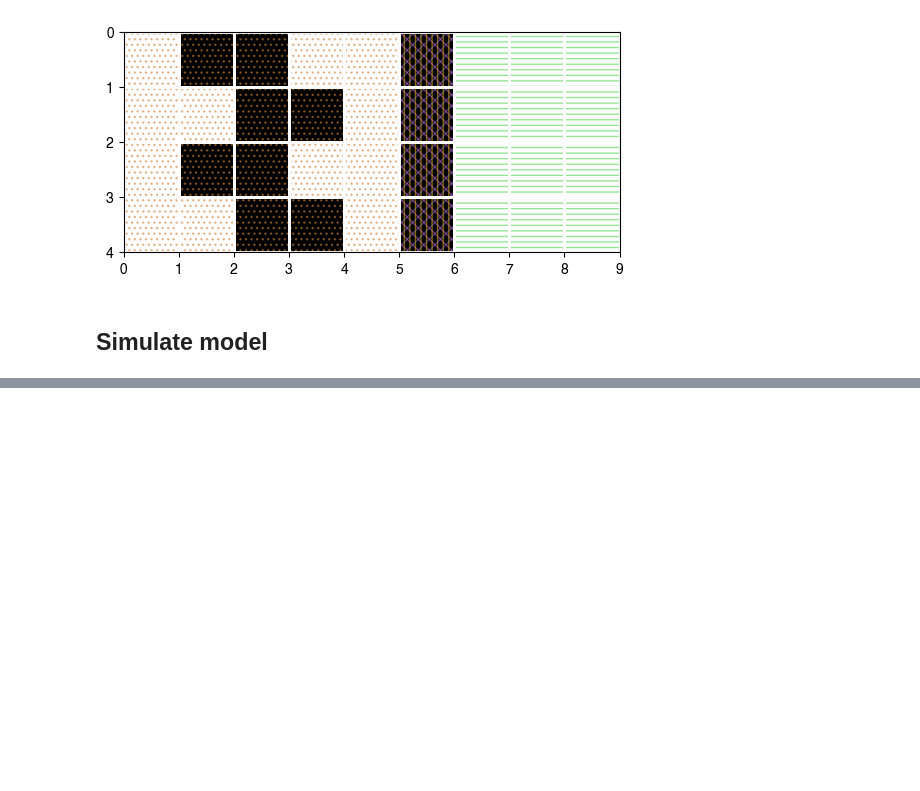
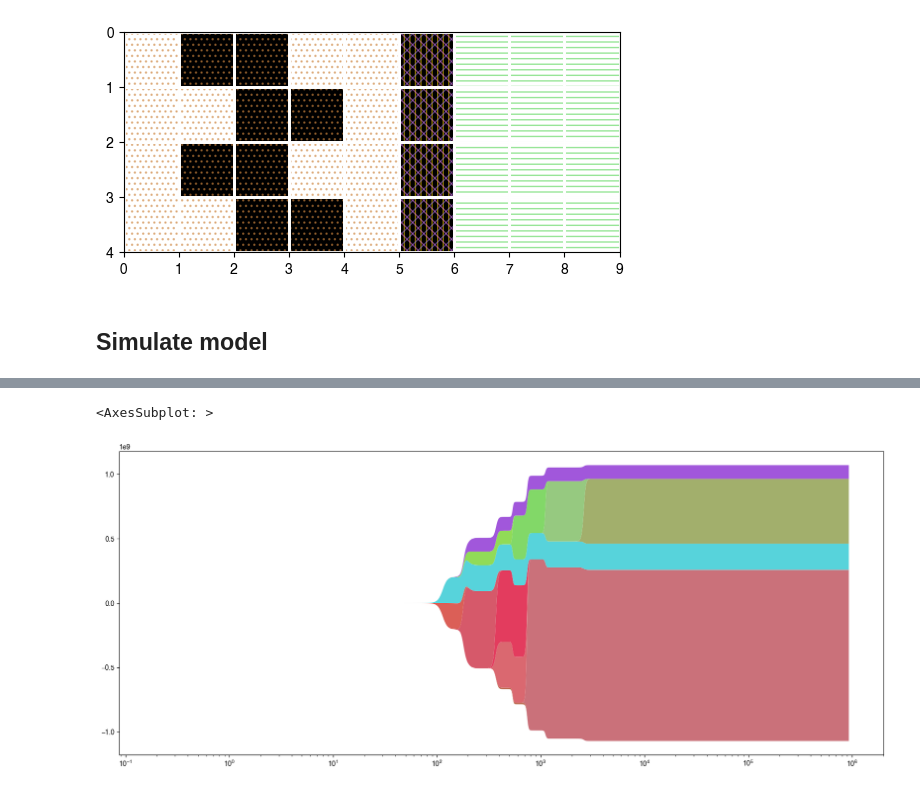
Before and after one commit to ryansmcgee/ecoevocrm, a Jupyter notebook: src/ecoevocrm/demos/hgt_testing/2023-12-19_dev_hgt.ipynb, the cells around one changed output, grey strips where cells are left out. Saved outputs shown, nothing was run; the diff lists cells and outputs as text; code cells hidden in the pictures; blank space fills up the shorter version.

```diff
--- a/src/ecoevocrm/demos/hgt_testing/2023-12-19_dev_hgt.ipynb
+++ b/src/ecoevocrm/demos/hgt_testing/2023-12-19_dev_hgt.ipynb
@@ -69,5 +63,13 @@ transconjugant_attributes = { '100001...': {'traits': {'traits': [0, 1, 2, 3, 4]
 # %%
 linkage = {5: [6, 7, 8]}
+# %%
+                       #  segregant:  { attributes of segregant }
+segregant_overrides = { '011000...': {'traits': np.array([1, 0, 0, 0, 0, 0, 0, 0, 0]), 'mutation_rate': np.array([0, 0, 0, 0, 0, 0, 0, 0, 0])},
+                        '001100...': {'traits': np.array([0, 0, 0, 0, 1, 0, 0, 0, 0]), 'mutation_rate': np.array([0, 0, 0, 0, 0, 0, 0, 0, 0])} }
+# %%
+                         # transconjugant: { attributes of transconjugant }
+transconjugant_overrides = { '100001...': {'traits': {'traits': [0, 1, 2, 3, 4], 'values': np.array([0, 1, 1, 0, 0])}},
+                             '000011...': {'traits': {'traits': [0, 1, 2, 3, 4], 'values': np.array([0, 0, 1, 1, 0])}} }
 # %%
 N_init = np.ones(traits_init.shape[0])
 N_init
@@ -150,12 +152,13 @@ carrying_capacity = 1e9
 # %% [markdown]
 ## Initiallize model
 # %%
-system = ConsumerResourceSystem(traits=traits_init,
-                                consumption_rate=consumption_rates, carrying_capacity=carrying_capacity,
-                                cost_landscape=landscape, cost_baseline=cost_baseline,
-                                mutation_rate=mutation_rates, segregation_rate=segregation_rates, transfer_rate_donor=transfer_rates_donor, transfer_rate_recip=transfer_rates_recip,
-                                segregant_attributes=segregant_attributes, transconjugant_attributes=transconjugant_attributes,
-                                segregation_linkage=linkage, transfer_linkage=linkage,
-                                influx_rate=influx_rates, decay_rate=decay_rates,
-                                N_init=N_init, R_init=R_init, seed=2)
+community = Community(traits=traits_init,
+                      consumption_rate=consumption_rates, carrying_capacity=carrying_capacity,
+                      cost_landscape=landscape, cost_baseline=cost_baseline,
+                      mutation_rate=mutation_rates, segregation_rate=segregation_rates, transfer_rate_donor=transfer_rates_donor, transfer_rate_recip=transfer_rates_recip,
+                      segregant_overrides=segregant_overrides, transconjugant_overrides=transconjugant_overrides,
+                      segregation_linkage=linkage, transfer_linkage=linkage,
+                      influx_rate=influx_rates, decay_rate=decay_rates,
+                      lineageIDs=lineageIDs, lineageID_traits=[6, 7, 8],
+                      N_init=N_init, R_init=R_init, seed=2)
 # %%
@@ -179,4 +182,4 @@ viz.attributes_plot(system.transconjugant_set)
 # %%
 T_total = 1e6
 # %%
-system.run(T=T_total)
+community.run(T=T_total)
@@ -183,3 +205,6 @@ system.run(T=T_total)
 # %%
 fig, ax = plt.subplots(1, 1, figsize=(20, 8))
-viz.stacked_abundance_plot(system, ax=ax, relative_abundance=False, apply_palette_depth=0, log_x_axis=True, color_seed=8)
+viz.abundance_plot(community, ax=ax, relative_abundance=False, stacked=True, baseline='sym', log_x_axis=True, apply_palette_depth=0, color_seed=3)
+# %% [output]
+<AxesSubplot: >
+[figure, added]
```
Also changed, not shown: parts of 14 cells of this notebook, 4 other files.
